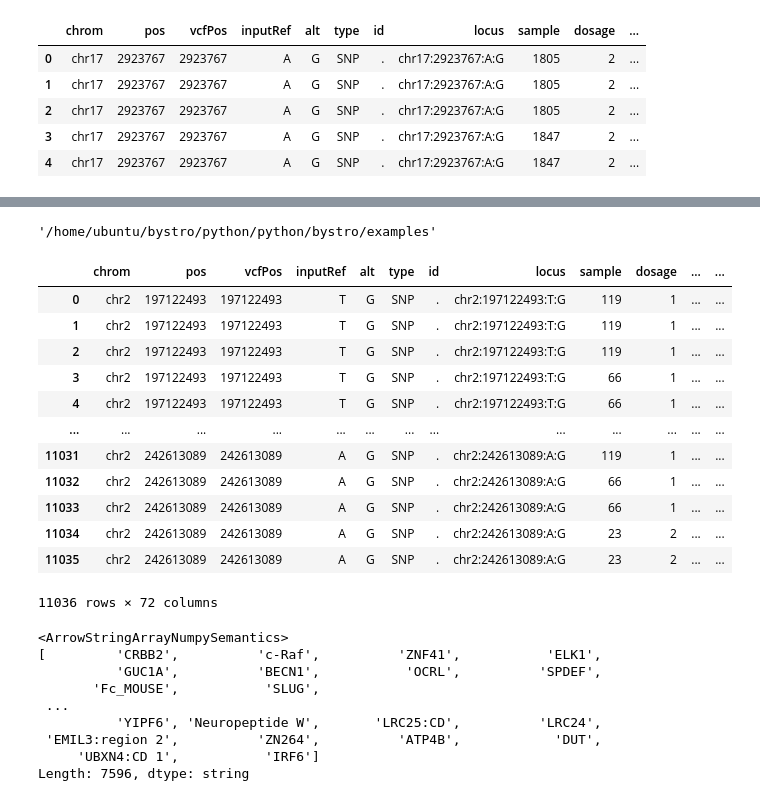
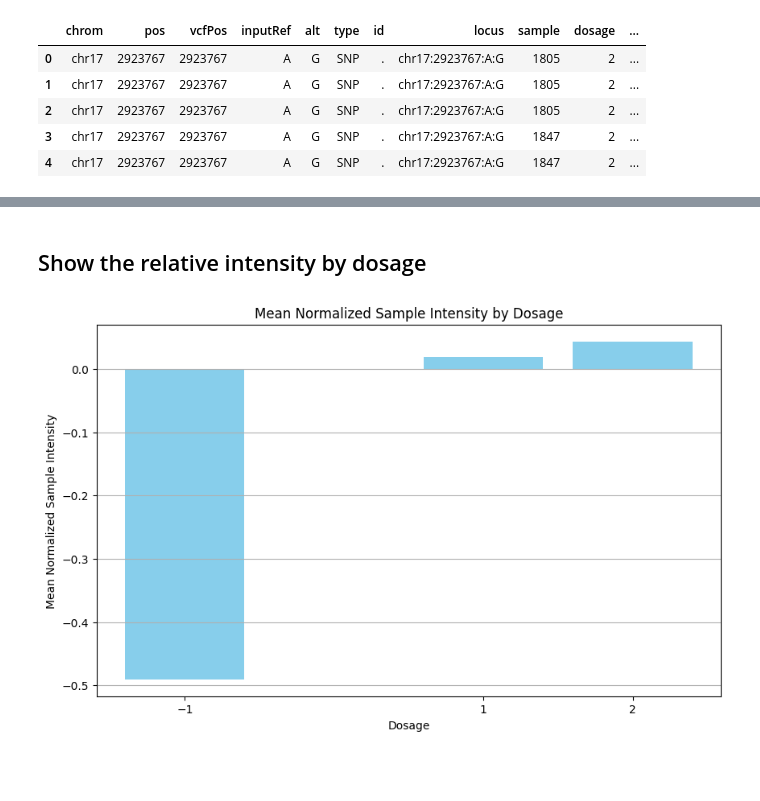
Before and after one commit to bystrogenomics/bystro, a Jupyter notebook: python/python/bystro/examples/ProteomicsProxiedQuery.ipynb, the cells around one changed output, grey strips where cells are left out. Drawn from its saved outputs; the diff is of its cells as text; code cells hidden in the pictures; blank space fills up the shorter version.

```diff
--- a/python/python/bystro/examples/ProteomicsProxiedQuery.ipynb
+++ b/python/python/bystro/examples/ProteomicsProxiedQuery.ipynb
@@ -76,4 +92,19 @@ joined_df
+# %% [markdown]
+## Show the relative intensity by dosage
 # %%
-pwd
+import matplotlib.pyplot as plt
+grouped_df = joined_df.groupby('dosage')['normalized_sample_intensity'].mean().reset_index()
+
+# Plotting the mean normalized_sample_intensity grouped by dosage
+plt.figure(figsize=(10, 6))
+plt.bar(grouped_df['dosage'], grouped_df['normalized_sample_intensity'], color='skyblue')
+plt.xlabel('Dosage')
+plt.ylabel('Mean Normalized Sample Intensity')
+plt.title('Mean Normalized Sample Intensity by Dosage')
+plt.xticks(grouped_df['dosage'])
+plt.grid(axis='y')
+
+# Display the plot
+plt.show()
 # %% [output]
-'/home/ubuntu/bystro/python/python/bystro/examples'
+[figure, added]
@@ -83,37 +110,0 @@ somascan_dataset = SomascanDataset.from_paths(adat_file)
-# %%
-sample_ids = query_result_df["sample"].unique()
-
-sample_names = list(somascan_dataset.adat.index.to_frame()['SampleId'].values)[0 : sample_ids.shape[0]]
-
-# replace the sample ids with the sample names
-replacements = {sample_id: sample_name for sample_id, sample_name in zip(sample_ids, sample_names)}
-query_result_df["sample"] = query_result_df["sample"].replace(replacements)
-
-
-x
-# %% [output]
-|  | chrom | pos | vcfPos | inputRef | alt | type | id | locus | sample | dosage | ... | ... |
-| 0 | chr2 | 197122493 | 197122493 | T | G | SNP | . | chr2:197122493:T:G | 119 | 1 | ... | ... |
-| 1 | chr2 | 197122493 | 197122493 | T | G | SNP | . | chr2:197122493:T:G | 119 | 1 | ... | ... |
-| 2 | chr2 | 197122493 | 197122493 | T | G | SNP | . | chr2:197122493:T:G | 119 | 1 | ... | ... |
-| 3 | chr2 | 197122493 | 197122493 | T | G | SNP | . | chr2:197122493:T:G | 66 | 1 | ... | ... |
-| 4 | chr2 | 197122493 | 197122493 | T | G | SNP | . | chr2:197122493:T:G | 66 | 1 | ... | ... |
-| ... | ... | ... | ... | ... | ... | ... | ... | ... | ... | ... | ... | ... |
-| 11031 | chr2 | 242613089 | 242613089 | A | G | SNP | . | chr2:242613089:A:G | 119 | 1 | ... | ... |
-| 11032 | chr2 | 242613089 | 242613089 | A | G | SNP | . | chr2:242613089:A:G | 66 | 1 | ... | ... |
-| 11033 | chr2 | 242613089 | 242613089 | A | G | SNP | . | chr2:242613089:A:G | 66 | 1 | ... | ... |
-| 11034 | chr2 | 242613089 | 242613089 | A | G | SNP | . | chr2:242613089:A:G | 23 | 2 | ... | ... |
-| 11035 | chr2 | 242613089 | 242613089 | A | G | SNP | . | chr2:242613089:A:G | 23 | 2 | ... | ... |
-11036 rows × 72 columns
-# %%
-somascan_dataset.adat.columns.to_frame()['Target'].values
-# %% [output]
-<ArrowStringArrayNumpySemantics>
-[         'CRBB2',          'c-Raf',          'ZNF41',           'ELK1',
-          'GUC1A',          'BECN1',           'OCRL',          'SPDEF',
-       'Fc_MOUSE',           'SLUG',
- ...
-          'YIPF6', 'Neuropeptide W',       'LRC25:CD',          'LRC24',
- 'EMIL3:region 2',          'ZN264',          'ATP4B',            'DUT',
-     'UBXN4:CD 1',           'IRF6']
-Length: 7596, dtype: string
```
Also changed, not shown: parts of 10 cells of this notebook, 7 other files.
